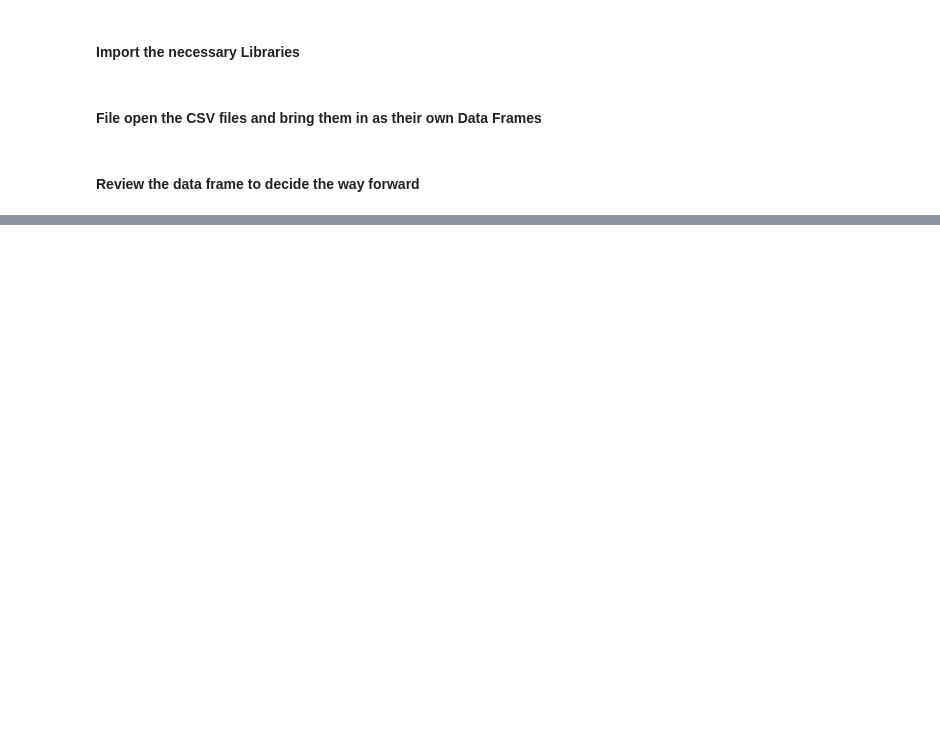
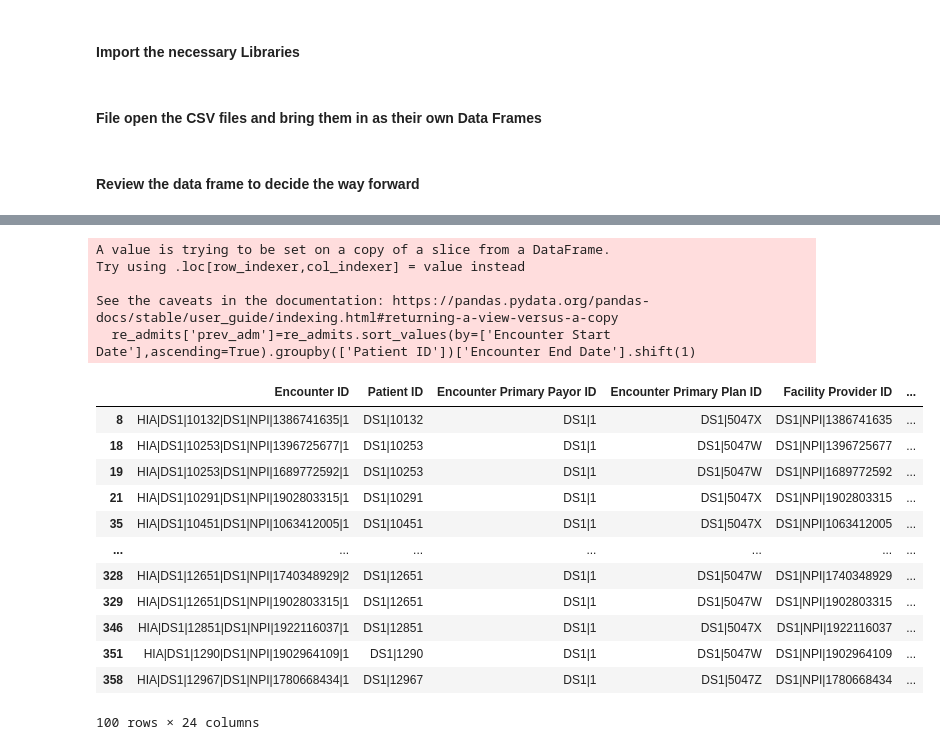
Before and after one commit to jrioross/ursa_health_hospital_readmissions, a Jupyter notebook: notebooks/notebookEDA.ipynb, the cells around one changed output, grey strips where cells are left out. Drawn from its saved outputs; the diff is of its cells as text; code cells hidden in the pictures; blank space fills up the shorter version.

```diff
--- a/notebooks/notebookEDA.ipynb
+++ b/notebooks/notebookEDA.ipynb
@@ -123,0 +187,24 @@ memory usage: 29.6+ MB
+# %%
+#Identify the Previous Encounter End date to the current row where patient ID matches in the filtered dataframe of duplicated patient ID
+
+re_admits['prev_adm']=re_admits.sort_values(by=['Encounter Start Date'],ascending=True).groupby(['Patient ID'])['Encounter End Date'].shift(1)
+re_admits.head(100)
+# %% [output]
+A value is trying to be set on a copy of a slice from a DataFrame.
+Try using .loc[row_indexer,col_indexer] = value instead
+
+See the caveats in the documentation: https://pandas.pydata.org/pandas-docs/stable/user_guide/indexing.html#returning-a-view-versus-a-copy
+  re_admits['prev_adm']=re_admits.sort_values(by=['Encounter Start Date'],ascending=True).groupby(['Patient ID'])['Encounter End Date'].shift(1)
+|  | Encounter ID | Patient ID | Encounter Primary Payor ID | Encounter Primary Plan ID | Facility Provider ID | ... |
+| 8 | HIA|DS1|10132|DS1|NPI|1386741635|1 | DS1|10132 | DS1|1 | DS1|5047X | DS1|NPI|1386741635 | ... |
+| 18 | HIA|DS1|10253|DS1|NPI|1396725677|1 | DS1|10253 | DS1|1 | DS1|5047W | DS1|NPI|1396725677 | ... |
+| 19 | HIA|DS1|10253|DS1|NPI|1689772592|1 | DS1|10253 | DS1|1 | DS1|5047W | DS1|NPI|1689772592 | ... |
+| 21 | HIA|DS1|10291|DS1|NPI|1902803315|1 | DS1|10291 | DS1|1 | DS1|5047X | DS1|NPI|1902803315 | ... |
+| 35 | HIA|DS1|10451|DS1|NPI|1063412005|1 | DS1|10451 | DS1|1 | DS1|5047X | DS1|NPI|1063412005 | ... |
+| ... | ... | ... | ... | ... | ... | ... |
+| 328 | HIA|DS1|12651|DS1|NPI|1740348929|2 | DS1|12651 | DS1|1 | DS1|5047W | DS1|NPI|1740348929 | ... |
+| 329 | HIA|DS1|12651|DS1|NPI|1902803315|1 | DS1|12651 | DS1|1 | DS1|5047W | DS1|NPI|1902803315 | ... |
+| 346 | HIA|DS1|12851|DS1|NPI|1922116037|1 | DS1|12851 | DS1|1 | DS1|5047X | DS1|NPI|1922116037 | ... |
+| 351 | HIA|DS1|1290|DS1|NPI|1902964109|1 | DS1|1290 | DS1|1 | DS1|5047W | DS1|NPI|1902964109 | ... |
+| 358 | HIA|DS1|12967|DS1|NPI|1780668434|1 | DS1|12967 | DS1|1 | DS1|5047Z | DS1|NPI|1780668434 | ... |
+100 rows × 24 columns
```
Also changed, not shown: parts of 23 cells of this notebook.
